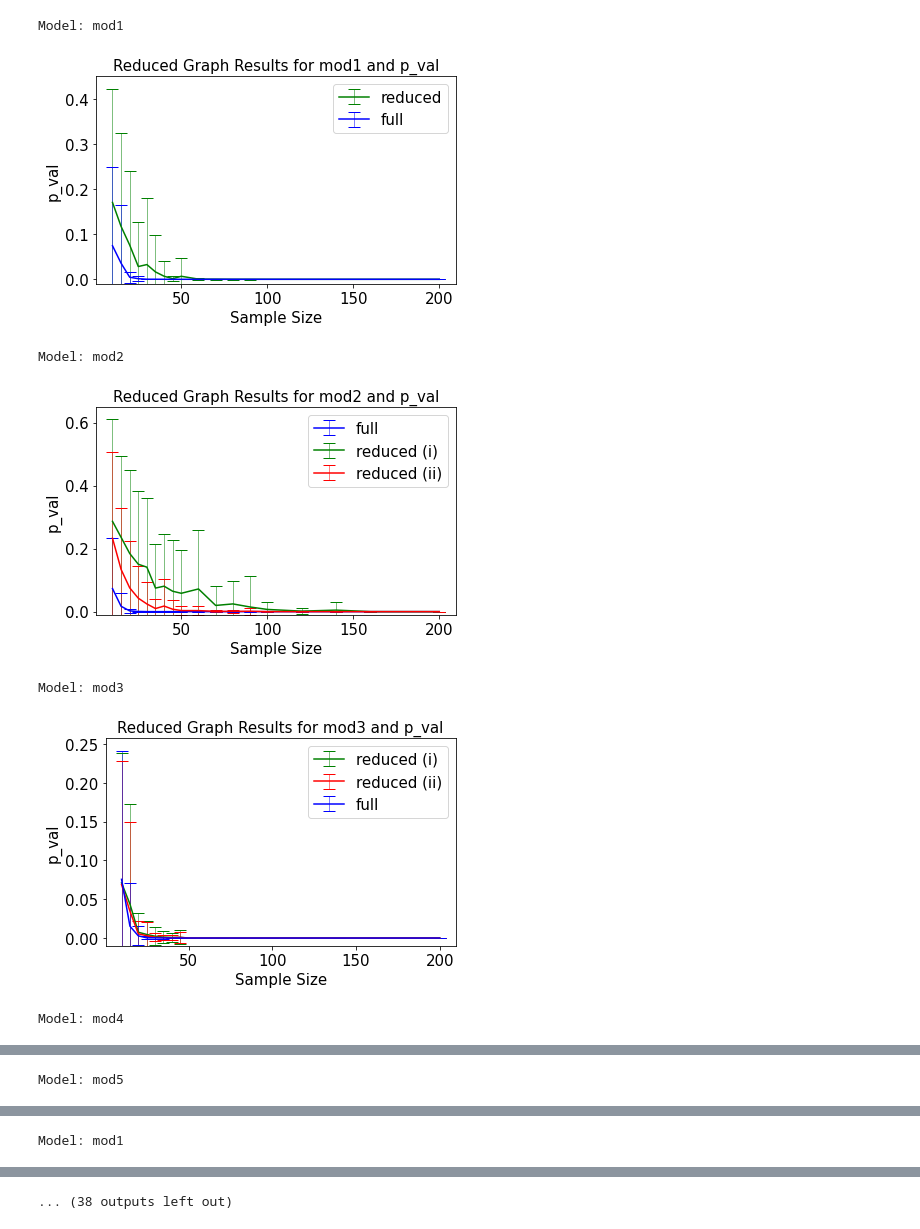
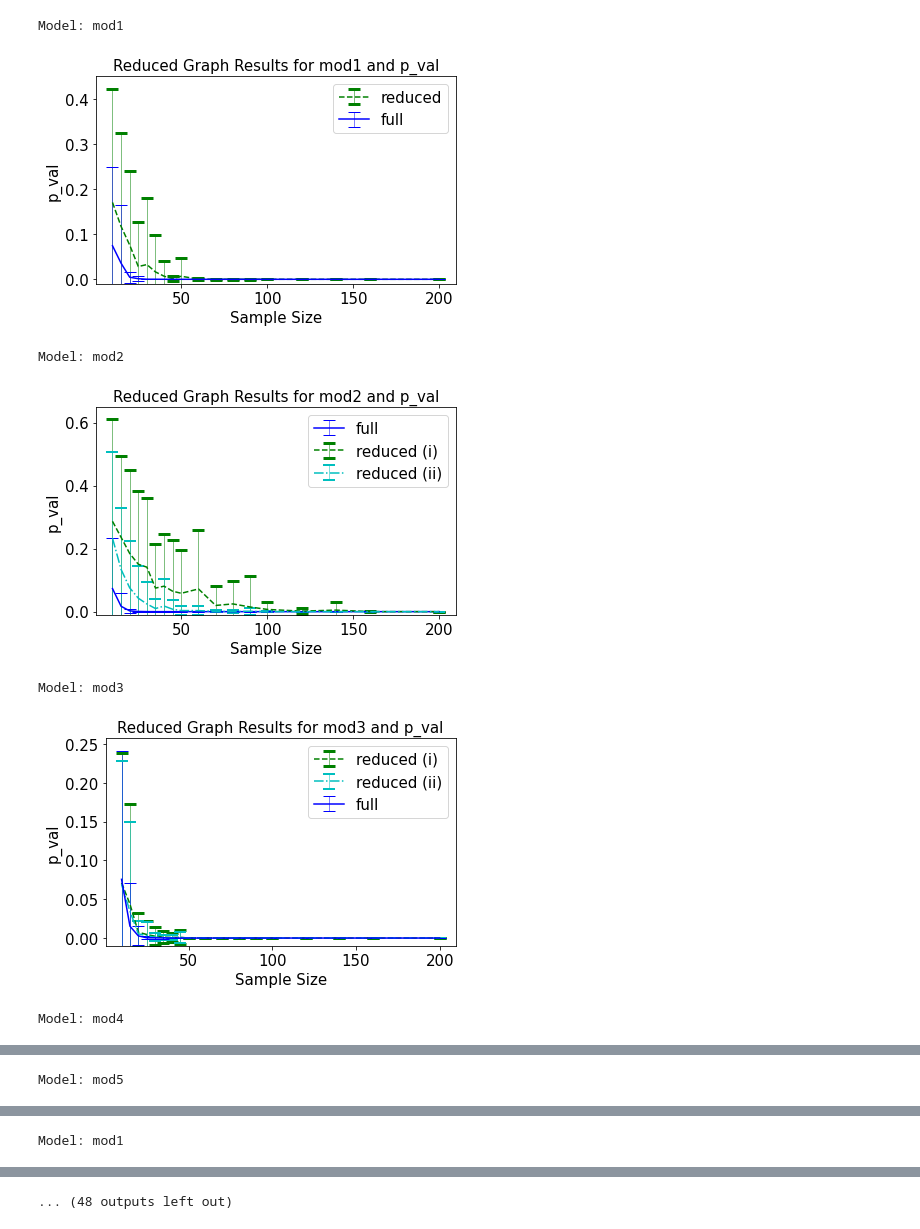
Before and after one commit to matthewvowels1/minSEM, a Jupyter notebook: results_vis.ipynb, the cells around one changed output, grey strips where cells are left out. Cells and saved outputs as stored; diff of their text form; code cells hidden in the pictures.

```diff
--- a/results_vis.ipynb
+++ b/results_vis.ipynb
@@ -13,10 +13,11 @@ models = ['mod1_full', 'mod1_red', 'mod2_full', 'mod2_redi', 'mod2_redii', 'mod3
 
 models_ = ['mod1', 'mod2', 'mod3', 'mod4', 'mod5']
 
-attributes = ['p_val', 'mae', 'rmsea', 'chisq', 'cfi']
+attributes = ['p_val', 'mae', 'rmsea', 'coef', 'chisq', 'cfi']
 
 elw = 0.5
 cs = 6
+ct = 2
 plt.rc('xtick', labelsize=15)
 plt.rc('ytick', labelsize=15)
 for attribute in attributes:
@@ -38,39 +39,42 @@ for attribute in attributes:
                     sub = df[df.N == sample_val]
                     sub_mean = pd.DataFrame(sub.mean()).T
                     sub_se = pd.DataFrame(sub.std()).T
                     df_means.append(sub_mean)
                     df_ses.append(sub_se)
 
                 df_means = pd.concat(df_means)
                 df_ses = pd.concat(df_ses)
                 x = df_means.N.values
                 y = df_means[attribute].values
                 yerr = df_ses[attribute].values
+
                 if 'full' in fn:
-                    plt.errorbar(x, y, yerr=yerr, color='b', label='full', elinewidth=elw, capsize=cs)
+                    plt.errorbar(x, y, yerr=yerr, color='b', label='full',  elinewidth=elw, capsize=cs, capthick=1)
                 elif 'redii' in fn:
-                    plt.errorbar(x, y, yerr=yerr,color='r', label='reduced (ii)', elinewidth=elw, capsize=cs)
+                    plt.errorbar(x, y, yerr=yerr,color='c', ls='-.', label='reduced (ii)', elinewidth=elw, capsize=cs, capthick=2)
                 elif 'redi' in fn:
-                    plt.errorbar(x, y, yerr=yerr,color='g', label='reduced (i)', elinewidth=elw, capsize=cs)
+                    plt.errorbar(x, y, yerr=yerr,color='g', ls='--', label='reduced (i)', elinewidth=elw, capsize=cs, capthick=3)
                 else:
-                    plt.errorbar(x, y, yerr=yerr,color='g', label='reduced', elinewidth=elw, capsize=cs)
+                    plt.errorbar(x, y, yerr=yerr,color='g', ls='--',label='reduced', elinewidth=elw, capsize=cs, capthick=3)
+        if attribute == 'coef':
+            plt.axhline(y=df_means.trucoef.values[0], color='r', linestyle='--', label='True Coef')
 
         plt.title('Reduced Graph Results for {} and {}'.format(model, attribute), fontsize=15)
         plt.ylabel(attribute, fontsize=15)
         plt.xlabel('Sample Size', fontsize=15)
         if attribute == 'cfi':
             plt.ylim(0.7,)
         else:
             plt.ylim(-0.01,)
         plt.legend(fontsize=15)
         plt.tight_layout()
         plt.savefig('{}_{}.png'.format(model, attribute), dpi=100)
         plt.show()
 # %% [output]
 Model: mod1
-[figure, old version]
+[figure, new version]
 Model: mod2
-[figure, old version]
+[figure, new version]
 Model: mod3
-[figure, old version]
+[figure, new version]
 Model: mod4
@@ -82 +86 @@ Model: mod1
-... (38 outputs left out)
+... (48 outputs left out)
```
Also changed, not shown: parts of 1 cell of this notebook, 3 other files.
